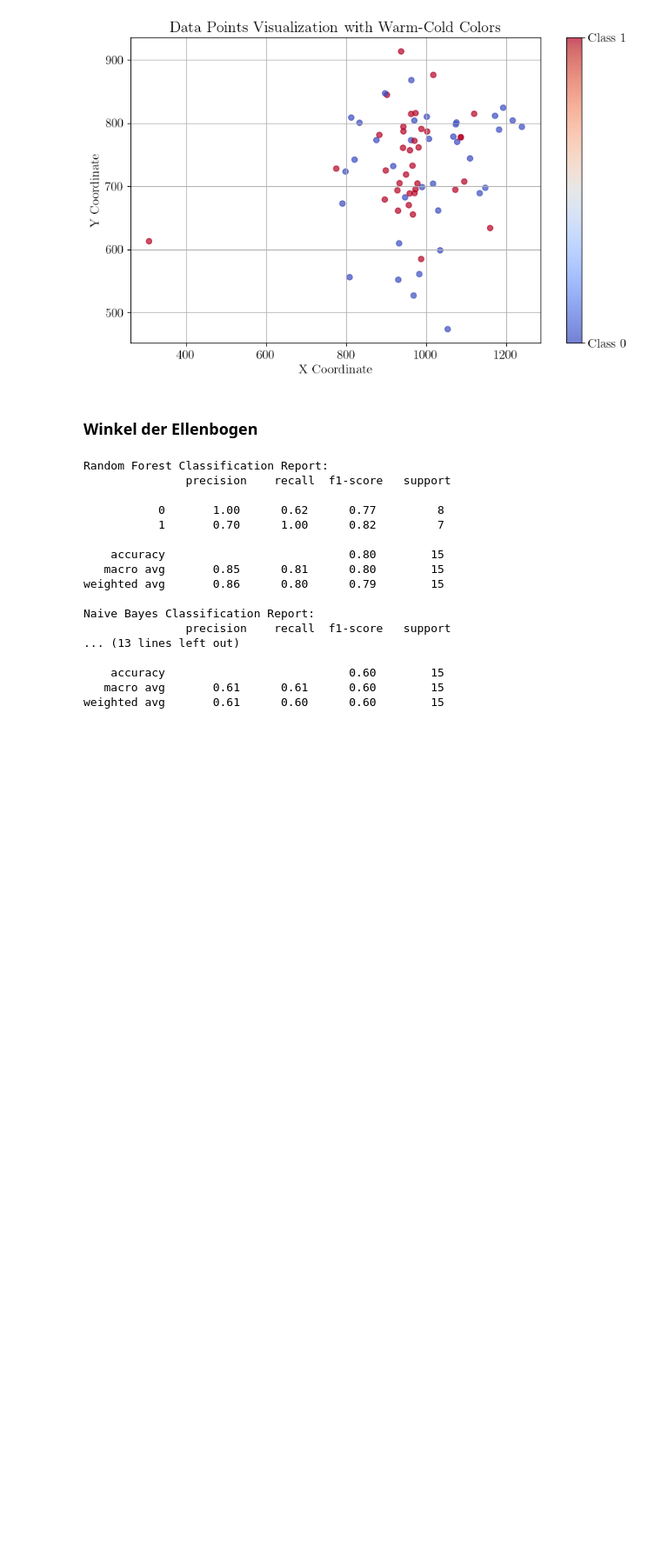
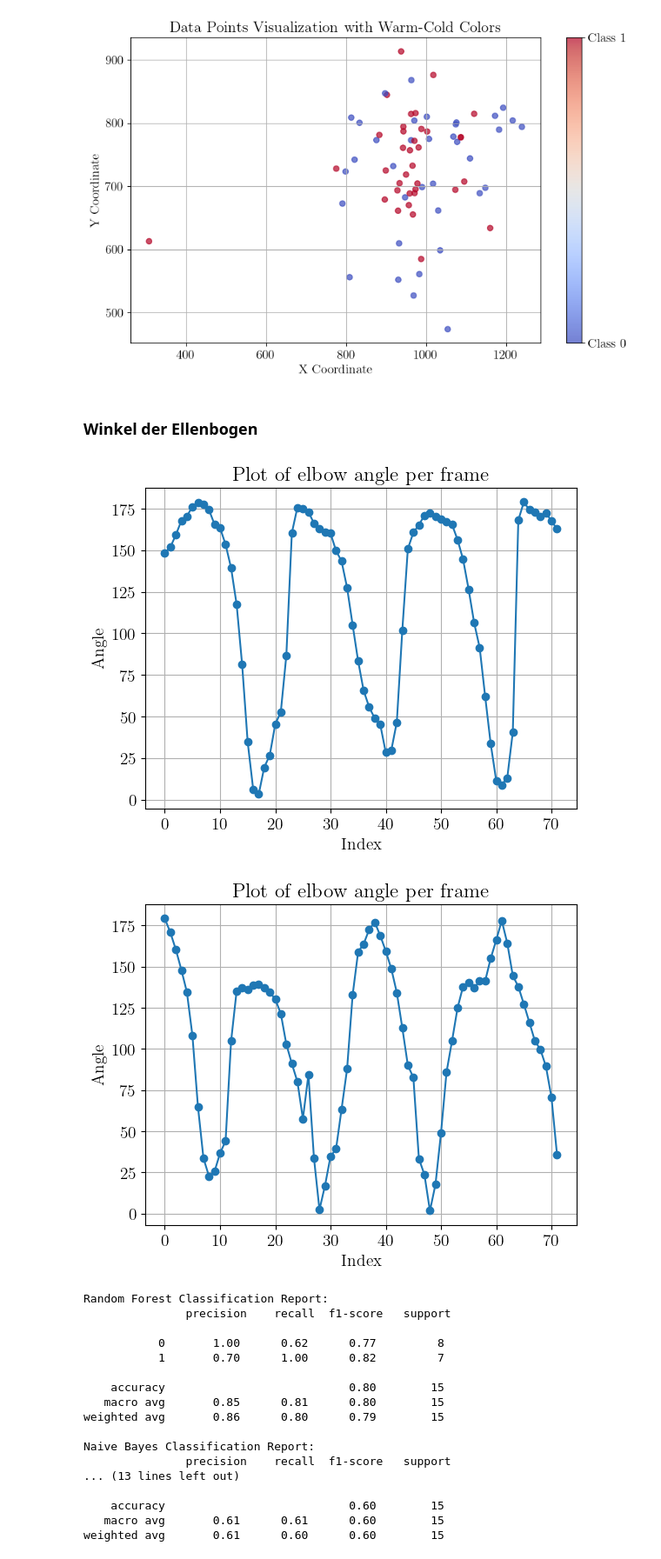
Before and after one commit to gregorscholz/25-mus, a Jupyter notebook: research/juggling.ipynb, the cells around one changed output. Shown: that part at 87% size. Drawn from its saved outputs; the diff is of its cells as text; code cells hidden in the pictures; blank space fills up the shorter version.

Commit message:
feat: angle plotting

```diff
--- a/research/juggling.ipynb
+++ b/research/juggling.ipynb
@@ -180,3 +182,5 @@ def add_metrics(df):
     return pd.DataFrame(new_rows)
 
 df = add_metrics(df)
+presentation_df = df[df.iloc[:, 0] == "videos/ia39-0.mp4"]
+presentation_df
@@ -388,6 +395,20 @@ plt.show()
 [figure]
 # %% [markdown]
 ### Winkel der Ellenbogen
+# %%
+def plot_angle(values):
+    plt.plot(list(range(len(values))), values, marker='o')
+    plt.xlabel('Index')
+    plt.ylabel('Angle')
+    plt.title('Plot of elbow angle per frame')
+    plt.grid()
+    plt.show()
+
+plot_angle(presentation_df['angle_left'].tolist()[0])
+plot_angle(presentation_df['angle_right'].tolist()[0])
+# %% [output]
+[figure, added]
+[figure, added]
 # %%
 # Merkmale auswählen
 X = np.array(df[['angle_left','angle_right']].apply(lambda x: np.array(x.tolist()).flatten(), axis=1).tolist())
```
Also changed, not shown: parts of 3 cells of this notebook.
